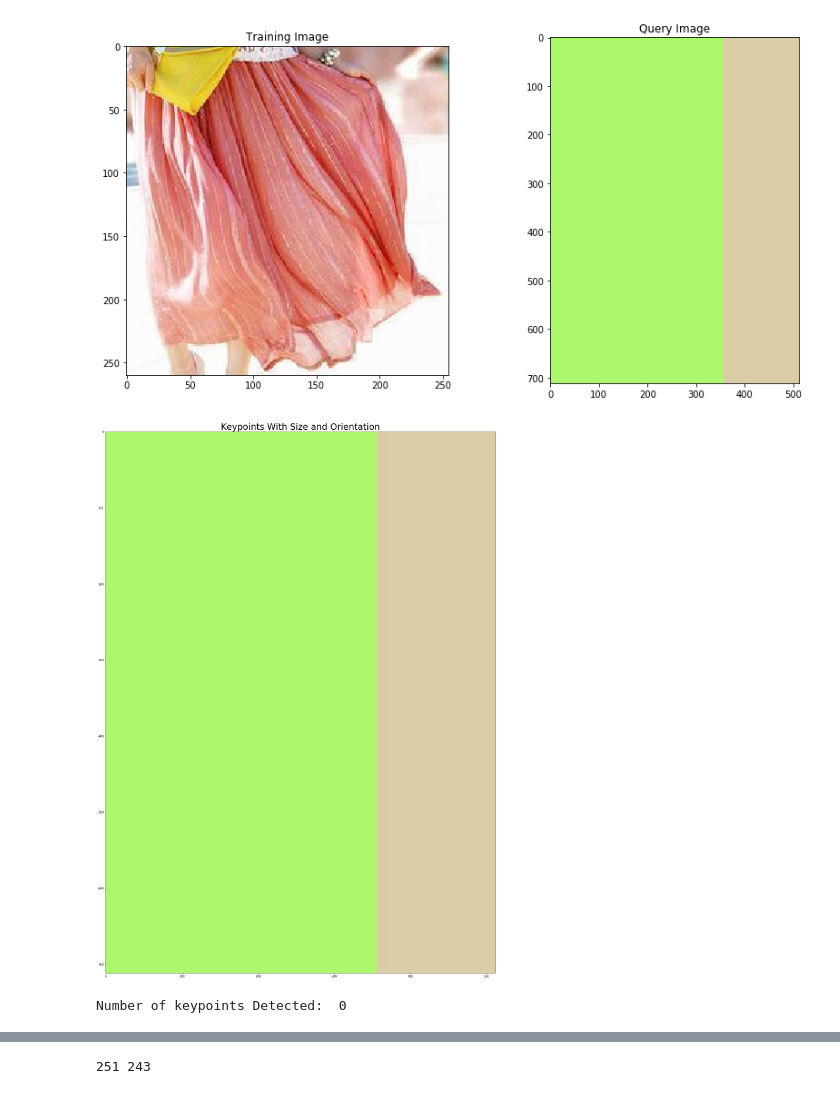
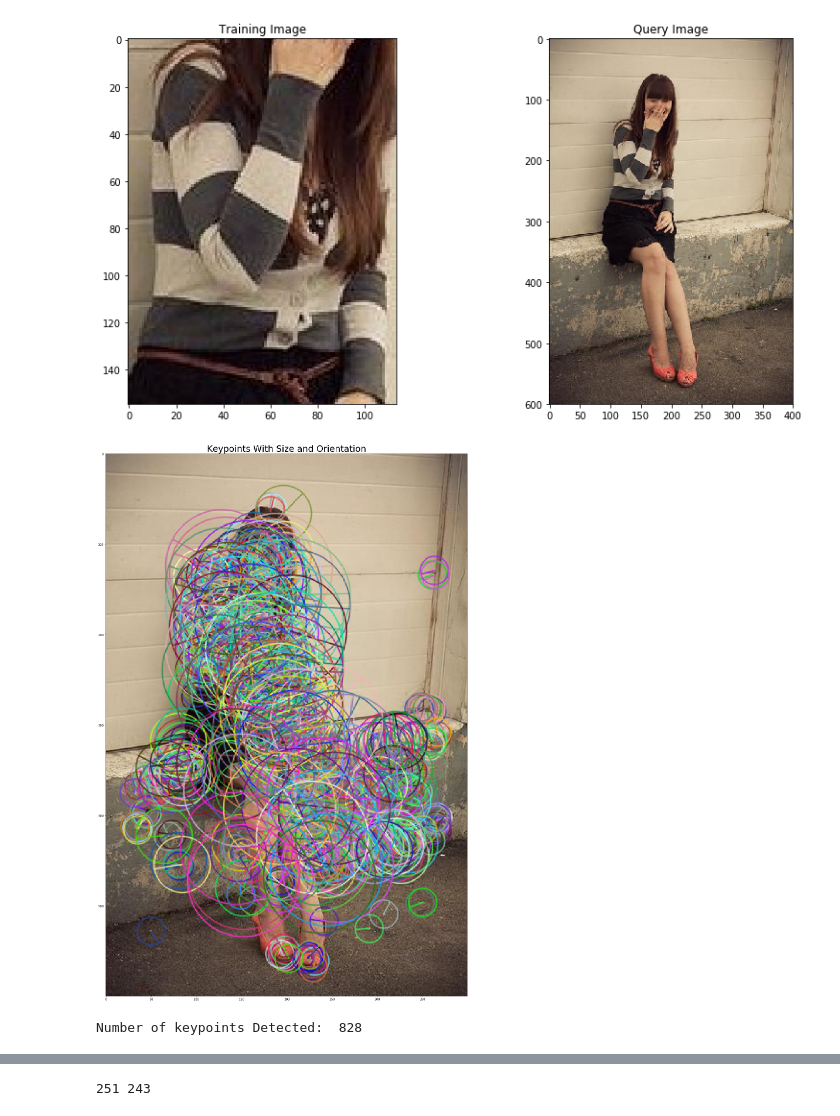
Before and after one commit to vishnoitanuj/CV-Feature-Extraction, a Jupyter notebook: ORB.ipynb, the cells around one changed output, grey strips where cells are left out. Drawn from its saved outputs; the diff is of its cells as text; code cells hidden in the pictures.

```diff
--- a/ORB.ipynb
+++ b/ORB.ipynb
@@ -7,29 +7,29 @@ plt.rcParams['figure.figsize'] = [20,10]
 # %%
 # Set the default figure size
 plt.rcParams['figure.figsize'] = [14.0, 7.0]
 
 # Load the training image
-image1 = cv2.imread('./MSD/sample_testset/crops/0db89e0b-5860-5025-a314-4ebc6159ca2b.jpg')
+image1 = cv2.imread('./MSD/sample_testset/crops/5f9782a4-58a0-5f0d-b38e-b9a2d4a406b9.jpg')
 
 # Load the query image
-image2 = cv2.imread('./MSD/sample_testset/images/2e391741-2678-43a0-af7e-0b155e5fc7c5.jpg')
-
+image2 = cv2.imread('./MSD/sample_testset/images/5a3df8d7-e26d-47a1-a467-77c8a19af8b8.jpg')
+""
 # Convert the training image to RGB
 training_image = cv2.cvtColor(image1, cv2.COLOR_BGR2RGB)
 
 # Convert the query image to RGB
 query_image = cv2.cvtColor(image2, cv2.COLOR_BGR2RGB)
 
 # Display the images
 plt.subplot(121)
 plt.imshow(training_image)
 plt.title('Training Image')
 plt.subplot(122)
 plt.imshow(query_image)
 plt.title('Query Image')
 plt.show()
 # %% [output]
-[figure, old version]
+[figure, new version]
 # %%
 import copy
 # Set the default figure size
@@ -43,7 +43,9 @@ query_gray = cv2.cvtColor(query_image, cv2.COLOR_BGR2GRAY)
 
 # Set the parameters of the ORB algorithm by specifying the maximum number of keypoints to locate and
 # the pyramid decimation ratio
-orb = cv2.ORB_create(500, 2.0, nlevels = 8)
+# orb = cv2.SIFT()
+# sift = cv2.xfeatures2d.SIFT_create()
+orb = cv2.ORB_create(nfeatures=1000, scaleFactor=2)
 
 # Find the keypoints in the gray scale training and query images and compute their ORB descriptor.
 # The None parameter is needed to indicate that we are not using a mask in either case.
@@ -64,8 +66,8 @@ plt.show()
 # Print the number of keypoints detected
 print("\nNumber of keypoints Detected: ", len(keypoints_query))
 # %% [output]
-[figure, old version]
+[figure, new version]
-Number of keypoints Detected:  0
+Number of keypoints Detected:  828
 # %%
 # Set the default figure size
 plt.rcParams['figure.figsize'] = [34.0, 34.0]
```
Also changed, not shown: parts of 7 cells of this notebook, 4 other files.
